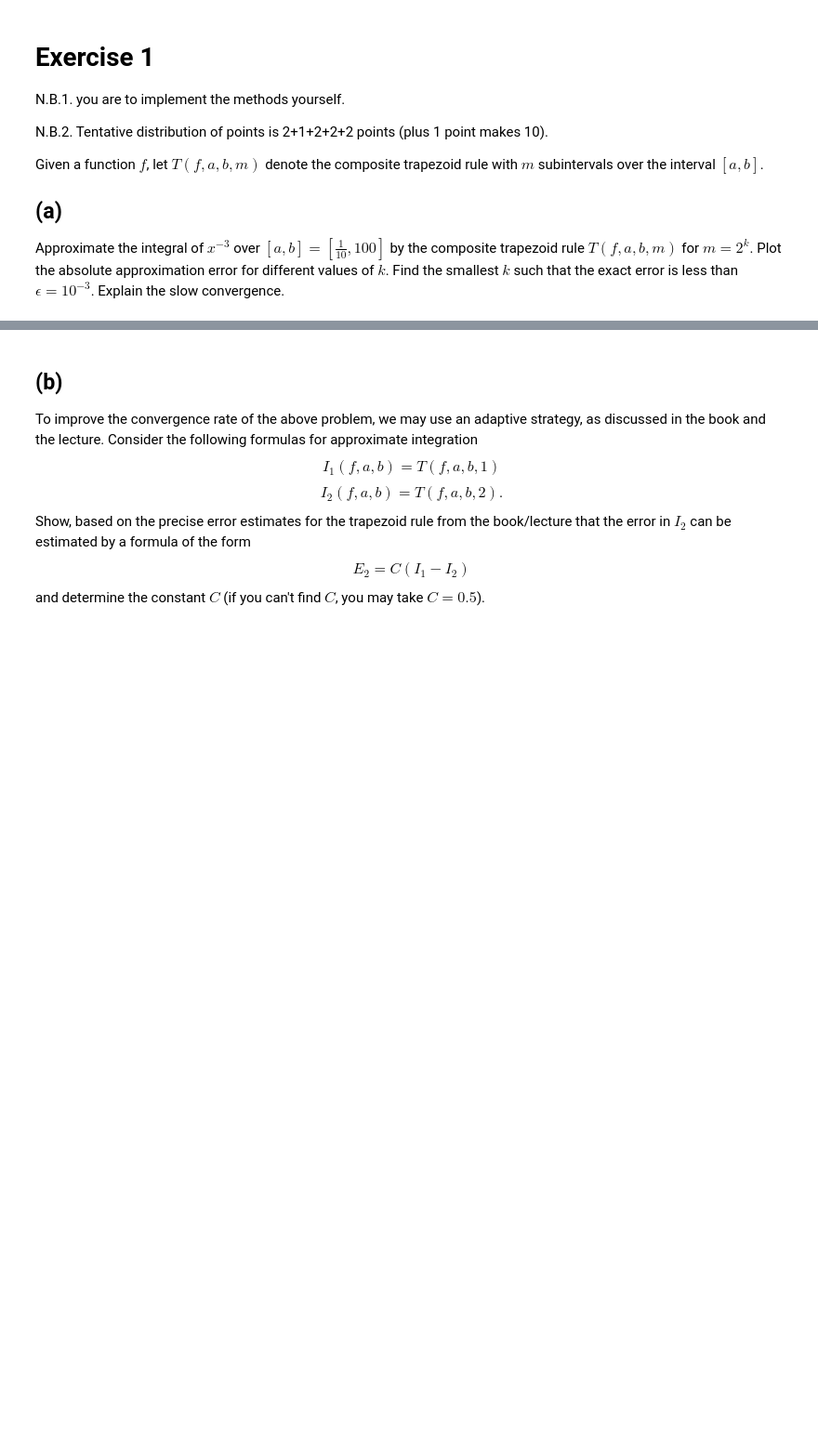
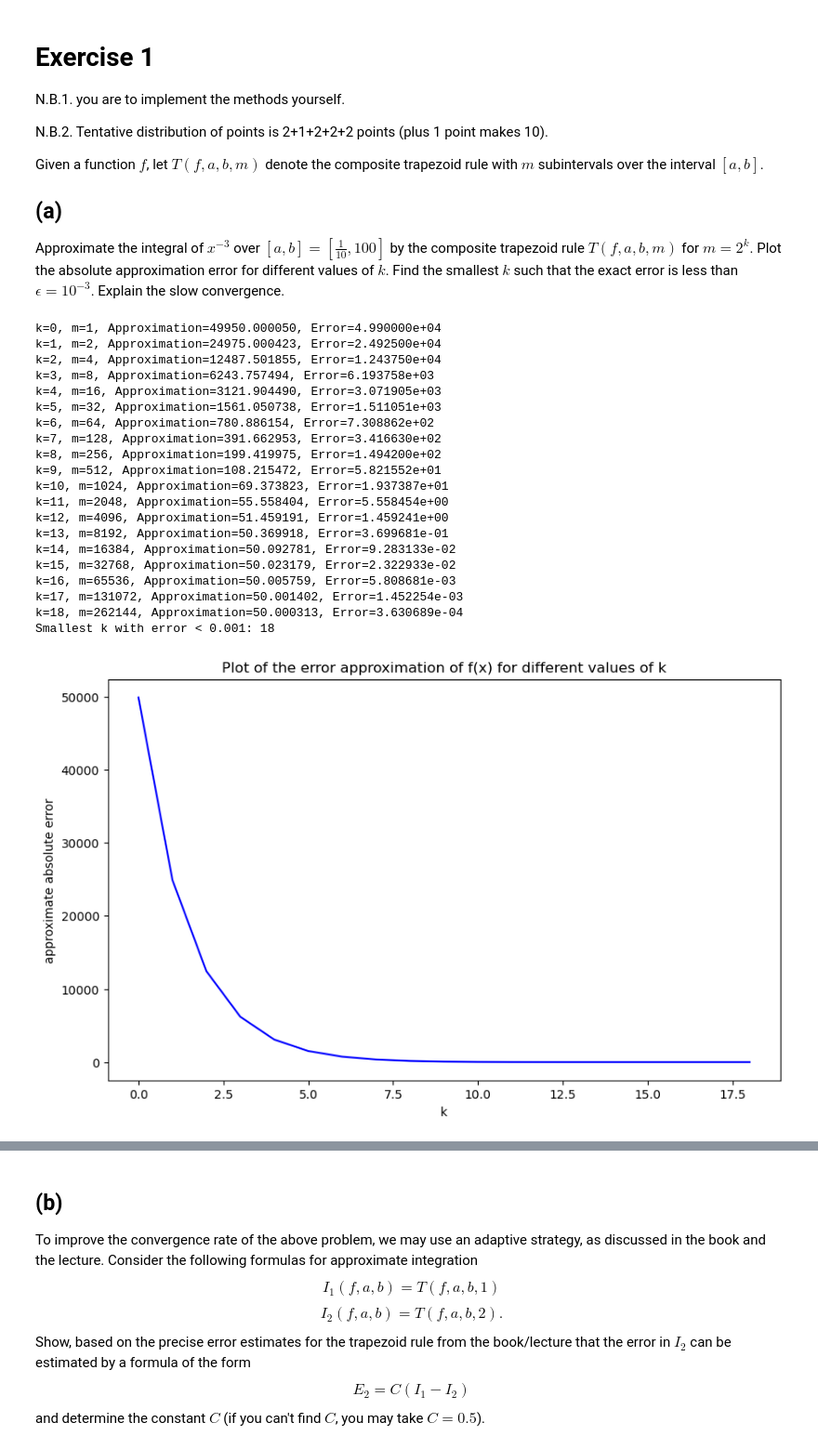
Before and after one commit to zoeazra/NumAlg, a Jupyter notebook: hw4.ipynb, the cells around one changed output, grey strips where cells are left out. Shown at 93% size. Drawn from its saved outputs; the diff is of its cells as text; code cells hidden in the pictures; blank space fills up the shorter version.

```diff
--- a/hw4.ipynb
+++ b/hw4.ipynb
@@ -24,3 +27,78 @@ Given a function $f$, let $T(f,a,b,m)$ denote the composite trapezoid rule with
 
 ## (a)
 Approximate the integral of $x^{-3}$ over $[a,b] = [ \frac{1}{10}, 100 ]$ by the composite trapezoid rule $T(f,a,b,m)$ for $m = 2^k$. Plot the absolute approximation error for different values of $k$. Find the smallest $k$ such that the exact error is less than $\epsilon = 10^{-3}$. Explain the slow convergence.
+# %%
+def f(x):
+    return x**(-3)
+
+
+def trapezoid(f, a, b, m):
+    lngth_interv = (b - a) / m
+    a0 = a
+    area_sum = 0
+    for _ in range(m):
+        b0 = a0 + lngth_interv
+        area = (lngth_interv * (f(a0) + f(b0)) / 2)
+        area_sum += area
+        a0 = b0
+    return area_sum
+
+# Analytical integral of x^(-3) over [1/10, 100]
+def exact_integral(a, b):
+    return (-(1 / (2 * b**2)) + (1 / (2 * a**2)))
+
+# Main logic
+a, b = 1/10, 100
+exact_value = exact_integral(a, b)
+epsilon = 1e-3
+k_max = 20
+errors = []
+k_values = []
+
+for k_value in range(k_max):
+    m = 2**k_value
+    area_approx = trapezoid(f, a, b, m)
+    error = np.abs(area_approx - exact_value)
+    errors.append(error)
+    k_values.append(k_value)
+
+    print(f"k={k_value}, m={m}, Approximation={area_approx:.6f}, Error={error:.6e}")
+    if error < epsilon:
+        print(f"Smallest k with error < {epsilon}: {k_value}")
+        break
+
+plt.figure(figsize=(10,6))
+plt.plot(k_values,errors, label='',color='b')
+plt.xlabel("k")
+plt.ylabel("approximate absolute error")
+plt.title("Plot of the error approximation of f(x) for different values of k")
+plt.show()
+
+plt.figure(figsize=(10,6))
+plt.semilogy(k_values,errors, label='',color='b')
+plt.xlabel("k")
+plt.ylabel("approximate absolute error")
+plt.title("Plot of the error approximation of f(x) for different values of k")
+plt.show()
+# %% [output]
+k=0, m=1, Approximation=49950.000050, Error=4.990000e+04
+k=1, m=2, Approximation=24975.000423, Error=2.492500e+04
+k=2, m=4, Approximation=12487.501855, Error=1.243750e+04
+k=3, m=8, Approximation=6243.757494, Error=6.193758e+03
+k=4, m=16, Approximation=3121.904490, Error=3.071905e+03
+k=5, m=32, Approximation=1561.050738, Error=1.511051e+03
+k=6, m=64, Approximation=780.886154, Error=7.308862e+02
+k=7, m=128, Approximation=391.662953, Error=3.416630e+02
+k=8, m=256, Approximation=199.419975, Error=1.494200e+02
+k=9, m=512, Approximation=108.215472, Error=5.821552e+01
+k=10, m=1024, Approximation=69.373823, Error=1.937387e+01
+k=11, m=2048, Approximation=55.558404, Error=5.558454e+00
+k=12, m=4096, Approximation=51.459191, Error=1.459241e+00
+k=13, m=8192, Approximation=50.369918, Error=3.699681e-01
+k=14, m=16384, Approximation=50.092781, Error=9.283133e-02
+k=15, m=32768, Approximation=50.023179, Error=2.322933e-02
+k=16, m=65536, Approximation=50.005759, Error=5.808681e-03
+k=17, m=131072, Approximation=50.001402, Error=1.452254e-03
+k=18, m=262144, Approximation=50.000313, Error=3.630689e-04
+Smallest k with error < 0.001: 18
+[figure, added]
```
Also changed, not shown: parts of 3 cells of this notebook, 6 other files.
